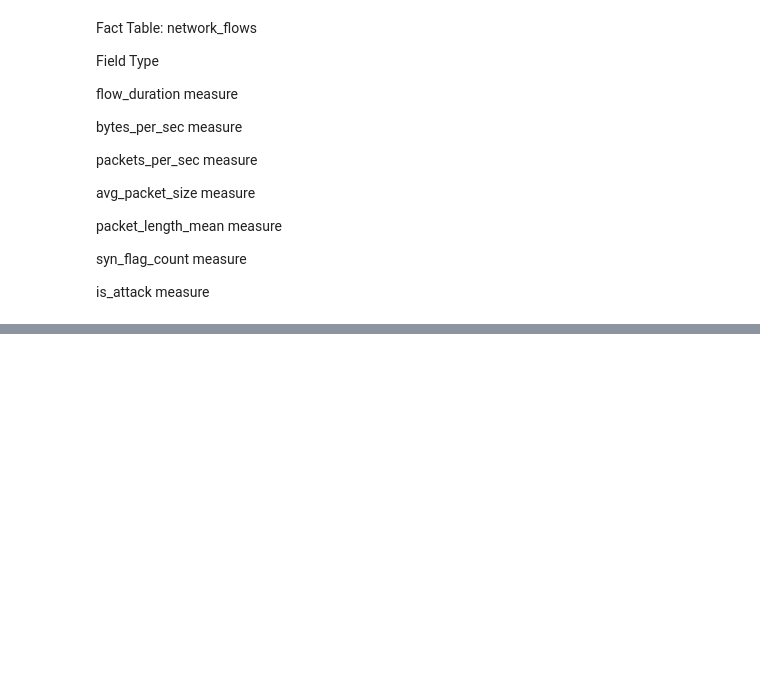
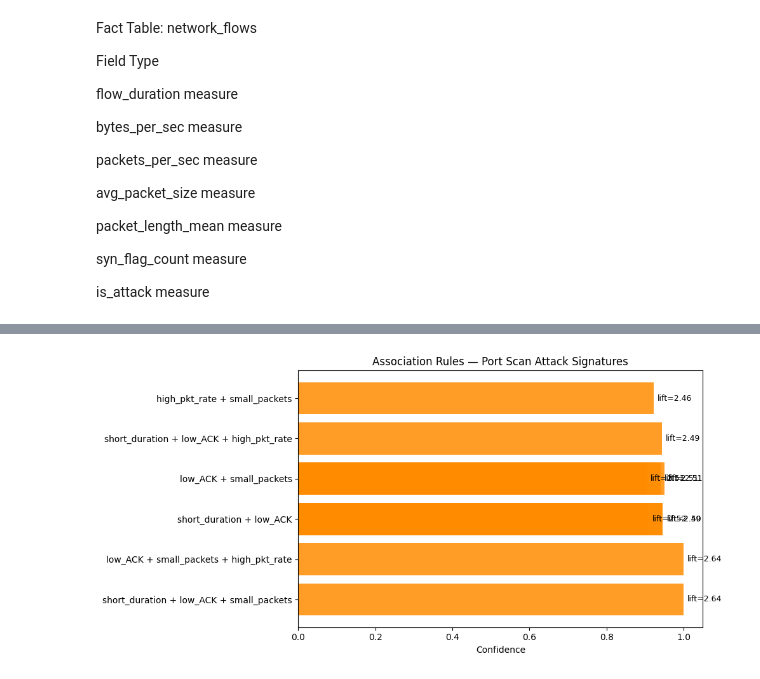
Before and after one commit to byteninja01/cyber-olap-system, a Jupyter notebook: notebooks/CICIDS.ipynb, the cells around one changed output, grey strips where cells are left out. Saved outputs shown, nothing was run; the diff lists cells and outputs as text; code cells hidden in the pictures; blank space fills up the shorter version.

```diff
--- a/notebooks/CICIDS.ipynb
+++ b/notebooks/CICIDS.ipynb
@@ -99,0 +1029,67 @@ is_attack	measure
+# %%
+from mlxtend.frequent_patterns import apriori, association_rules
+from mlxtend.preprocessing import TransactionEncoder
+
+# Step 1: Discretize numeric features into meaningful binary flags
+def discretize(df):
+    d = pd.DataFrame()
+    d['high_SYN']        = (df['SYN Flag Count'] > 0).astype(bool)
+    d['low_ACK']         = (df['ACK Flag Count'] == 0).astype(bool)
+    d['high_pkt_rate']   = (df['Flow Packets/s'] > df['Flow Packets/s'].median()).astype(bool)
+    d['small_packets']   = (df['Packet Length Mean'] < df['Packet Length Mean'].median()).astype(bool)
+    d['short_duration']  = (df['Flow Duration'] < df['Flow Duration'].median()).astype(bool)
+    d['low_bytes']       = (df['Flow Bytes/s'] < df['Flow Bytes/s'].median()).astype(bool)
+    d['high_fwd_pkts']   = (df['Total Fwd Packets'] > df['Total Fwd Packets'].median()).astype(bool)
+    d['ATTACK']          = (ml_df['is_attack'] == 1)
+    return d
+
+binary_df = discretize(ml_df)
+
+# Step 2: Sample for performance (Apriori is memory-heavy on 286k rows)
+sample_df = binary_df.sample(n=50000, random_state=42)
+
+# Step 3: Run Apriori
+frequent_itemsets = apriori(
+    sample_df,
+    min_support=0.1,
+    use_colnames=True,
+    max_len=4
+)
+
+# Step 4: Generate association rules
+rules = association_rules(
+    frequent_itemsets,
+    metric='confidence',
+    min_threshold=0.7
+)
+
+# Step 5: Filter rules where consequent is ATTACK
+attack_rules = rules[
+    rules['consequents'].apply(lambda x: 'ATTACK' in x)
+].sort_values('lift', ascending=False)
+
+print(f"Total rules found   : {len(rules)}")
+print(f"Rules predicting ATTACK: {len(attack_rules)}")
+print("\n=== Top 10 Port Scan Signatures (by lift) ===")
+
+display_cols = ['antecedents', 'consequents', 'support', 'confidence', 'lift']
+print(attack_rules[display_cols].head(10).to_string(index=False))
+
+# Visualize top rules
+top10 = attack_rules.head(10).copy()
+top10['rule'] = top10['antecedents'].apply(
+    lambda x: ' + '.join(list(x))
+)
+
+fig, ax = plt.subplots(figsize=(10, 5))
+bars = ax.barh(top10['rule'], top10['confidence'],
+               color='darkorange', alpha=0.85)
+ax.set_xlabel("Confidence")
+ax.set_title("Association Rules — Port Scan Attack Signatures")
+ax.set_xlim(0, 1.05)
+for bar, lift in zip(bars, top10['lift']):
+    ax.text(bar.get_width() + 0.01, bar.get_y() + bar.get_height()/2,
+            f"lift={lift:.2f}", va='center', fontsize=9)
+plt.tight_layout()
+plt.show()
+# %% [output]
@@ -99,0 +1111 @@ is_attack	measure
+[figure, added]
```
Also changed, not shown: parts of 37 cells of this notebook, 11 other files.
